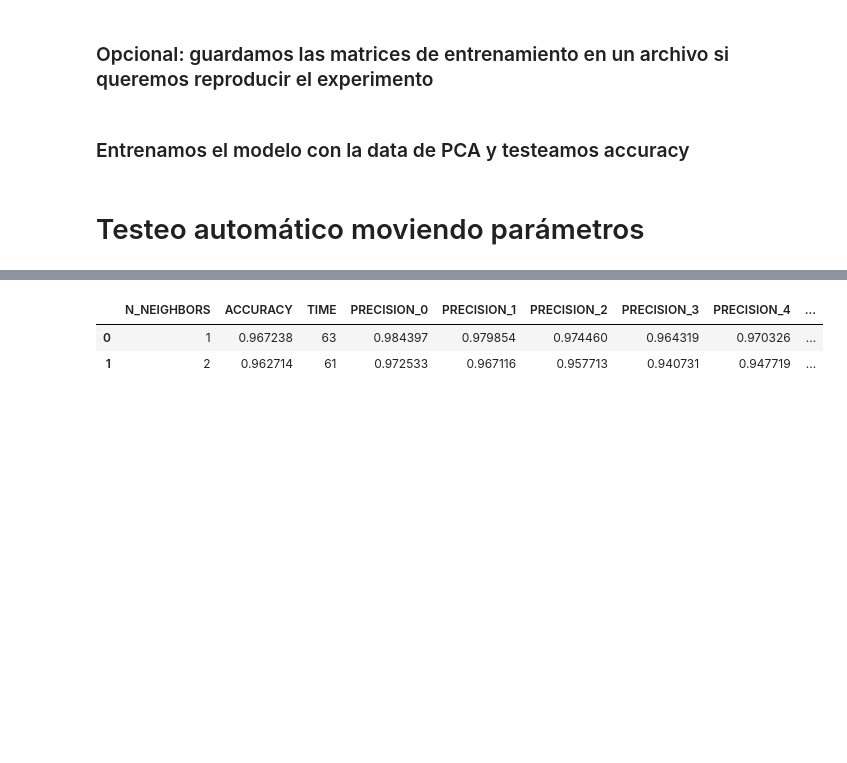
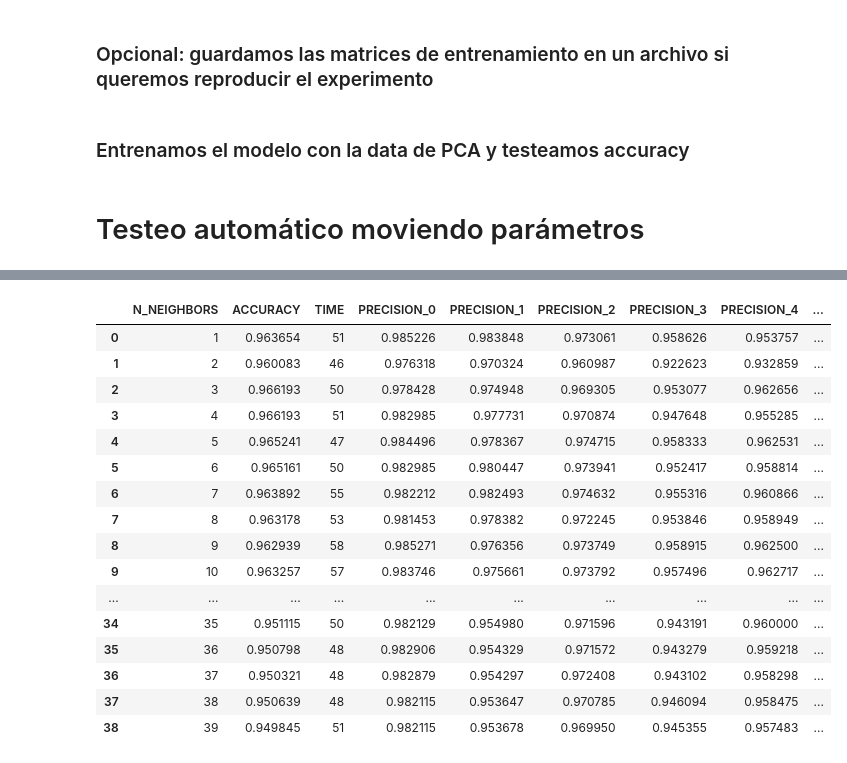
Before and after one commit to wgbusch/mt, a Jupyter notebook: tp2/notebooks/knn-werner-test.ipynb, the cells around one changed output, grey strips where cells are left out. Drawn from its saved outputs; the diff is of its cells as text; code cells hidden in the pictures; blank space fills up the shorter version.

```diff
--- a/tp2/notebooks/knn-werner-test.ipynb
+++ b/tp2/notebooks/knn-werner-test.ipynb
@@ -238,8 +238,6 @@ def experiment(PERCENTAGE_OF_TRAIN_CASES,
 
     #shuffle the train cases.
     df_train = df_train[0:].sample(frac=1, random_state=seed)
-
-    print("\n------\nValor 345 del dataframe:\n"+str(df_train["label"][345:350].values)+"\n------\n")
 
     # Uso values para mandar todo a arrays de numpy
     X = df_train[df_train.columns[1:]].values
@@ -330,11 +328,11 @@ def experiment_generic_move_variable(variable_range, fixed_variables, seed, pca=
 
 def main():
     #percentage over total of train cases
-    PERCENTAGE_OF_TRAIN_CASES = 0.5
+    PERCENTAGE_OF_TRAIN_CASES = 0.7
     #neighbors for finding the mode in KNN
     N_NEIGHBORS = 20
     #components for PCA
-    N_COMPONENTS=30
+    N_COMPONENTS=20
     #number of iterations to find eigenvalues and eigenvectors in power iteration
     N_ITERATIONS=2000
     #epsilon for power iteration
@@ -342,7 +340,7 @@ def main():
     seed=394
 
 
-    experiment_generic_move_variable({"range" : np.arange(1,3,1),
+    experiment_generic_move_variable({"range" : np.arange(1,40,1),
                                       "name" : "N_NEIGHBORS"},
                                     [{"name":"N_COMPONENTS","value":N_COMPONENTS},
                                      {"name":"PERCENTAGE_OF_TRAIN_CASES","value":PERCENTAGE_OF_TRAIN_CASES},
@@ -351,41 +349,50 @@ def main():
                                      seed,
                                      1)
 
-    experiment_generic_move_variable({"range" : np.arange(1,3,1),
-                                      "name" : "N_COMPONENTS"},
-                                    [{"name":"N_NEIGHBORS","value":N_NEIGHBORS},
+    experiment_generic_move_variable({"range" : np.arange(1,40,1),
+                                      "name" : "N_NEIGHBORS"},
+                                    [{"name":"N_COMPONENTS","value":N_COMPONENTS},
                                      {"name":"PERCENTAGE_OF_TRAIN_CASES","value":PERCENTAGE_OF_TRAIN_CASES},
                                      {"name":"N_ITERATIONS","value":N_ITERATIONS},
                                      {"name":"EPSILON","value":EPSILON}],
                                      seed,
-                                     1)
+                                     0)
 
-    experiment_generic_move_variable({"range" : np.arange(0.1,1,0.1),
-                                      "name" : "PERCENTAGE_OF_TRAIN_CASES"},
-                                    [{"name":"N_NEIGHBORS","value":N_NEIGHBORS},
-                                     {"name":"N_COMPONENTS","value":N_COMPONENTS},
-                                     {"name":"N_ITERATIONS","value":N_ITERATIONS},
-                                     {"name":"EPSILON","value":EPSILON}],
-                                     seed,
-                                     1)
+#     experiment_generic_move_variable({"range" : np.arange(1,3,1),
+#                                       "name" : "N_COMPONENTS"},
+#                                     [{"name":"N_NEIGHBORS","value":N_NEIGHBORS},
+#                                      {"name":"PERCENTAGE_OF_TRAIN_CASES","value":PERCENTAGE_OF_TRAIN_CASES},
+#                                      {"name":"N_ITERATIONS","value":N_ITERATIONS},
+#                                      {"name":"EPSILON","value":EPSILON}],
+#                                      seed,
+#                                      1)
 
-    experiment_generic_move_variable({"range" : np.arange(100,2000,100),
-                                      "name" : "N_ITERATIONS"},
-                                    [{"name":"N_NEIGHBORS","value":N_NEIGHBORS},
-                                     {"name":"PERCENTAGE_OF_TRAIN_CASES","value":PERCENTAGE_OF_TRAIN_CASES},
-                                     {"name":"N_COMPONENTS","value":N_COMPONENTS},
-                                     {"name":"EPSILON","value":EPSILON}],
-                                     seed,
-                                     1)
+#     experiment_generic_move_variable({"range" : np.arange(0.1,1,0.1),
+#                                       "name" : "PERCENTAGE_OF_TRAIN_CASES"},
+#                                     [{"name":"N_NEIGHBORS","value":N_NEIGHBORS},
+#                                      {"name":"N_COMPONENTS","value":N_COMPONENTS},
+#                                      {"name":"N_ITERATIONS","value":N_ITERATIONS},
+#                                      {"name":"EPSILON","value":EPSILON}],
+#                                      seed,
+#                                      1)
 
-    experiment_generic_move_variable({"range" : np.arange(5,7,1),
-                                      "name" : "EPSILON"},
-                                    [{"name":"N_NEIGHBORS","value":N_NEIGHBORS},
-                                     {"name":"PERCENTAGE_OF_TRAIN_CASES","value":PERCENTAGE_OF_TRAIN_CASES},
-                                     {"name":"N_ITERATIONS","value":N_ITERATIONS},
-                                     {"name":"N_COMPONENTS","value":N_COMPONENTS}],
-                                     seed,
-                                     1)
+#     experiment_generic_move_variable({"range" : np.arange(100,2000,100),
+#                                       "name" : "N_ITERATIONS"},
+#                                     [{"name":"N_NEIGHBORS","value":N_NEIGHBORS},
+#                                      {"name":"PERCENTAGE_OF_TRAIN_CASES","value":PERCENTAGE_OF_TRAIN_CASES},
+#                                      {"name":"N_COMPONENTS","value":N_COMPONENTS},
+#                                      {"name":"EPSILON","value":EPSILON}],
+#                                      seed,
+#                                      1)
+
+#     experiment_generic_move_variable({"range" : np.arange(5,7,1),
+#                                       "name" : "EPSILON"},
+#                                     [{"name":"N_NEIGHBORS","value":N_NEIGHBORS},
+#                                      {"name":"PERCENTAGE_OF_TRAIN_CASES","value":PERCENTAGE_OF_TRAIN_CASES},
+#                                      {"name":"N_ITERATIONS","value":N_ITERATIONS},
+#                                      {"name":"N_COMPONENTS","value":N_COMPONENTS}],
+#                                      seed,
+#                                      1)
 
 
 main()
@@ -412,3 +420,17 @@ Valor 345 del dataframe:
 |  | N_NEIGHBORS | ACCURACY | TIME | PRECISION_0 | PRECISION_1 | PRECISION_2 | PRECISION_3 | PRECISION_4 | ... |
-| 0 | 1 | 0.967238 | 63 | 0.984397 | 0.979854 | 0.974460 | 0.964319 | 0.970326 | ... |
-| 1 | 2 | 0.962714 | 61 | 0.972533 | 0.967116 | 0.957713 | 0.940731 | 0.947719 | ... |
+| 0 | 1 | 0.963654 | 51 | 0.985226 | 0.983848 | 0.973061 | 0.958626 | 0.953757 | ... |
+| 1 | 2 | 0.960083 | 46 | 0.976318 | 0.970324 | 0.960987 | 0.922623 | 0.932859 | ... |
+| 2 | 3 | 0.966193 | 50 | 0.978428 | 0.974948 | 0.969305 | 0.953077 | 0.962656 | ... |
+| 3 | 4 | 0.966193 | 51 | 0.982985 | 0.977731 | 0.970874 | 0.947648 | 0.955285 | ... |
+| 4 | 5 | 0.965241 | 47 | 0.984496 | 0.978367 | 0.974715 | 0.958333 | 0.962531 | ... |
+| 5 | 6 | 0.965161 | 50 | 0.982985 | 0.980447 | 0.973941 | 0.952417 | 0.958814 | ... |
+| 6 | 7 | 0.963892 | 55 | 0.982212 | 0.982493 | 0.974632 | 0.955316 | 0.960866 | ... |
+| 7 | 8 | 0.963178 | 53 | 0.981453 | 0.978382 | 0.972245 | 0.953846 | 0.958949 | ... |
+| 8 | 9 | 0.962939 | 58 | 0.985271 | 0.976356 | 0.973749 | 0.958915 | 0.962500 | ... |
+| 9 | 10 | 0.963257 | 57 | 0.983746 | 0.975661 | 0.973792 | 0.957496 | 0.962717 | ... |
+| ... | ... | ... | ... | ... | ... | ... | ... | ... | ... |
+| 34 | 35 | 0.951115 | 50 | 0.982129 | 0.954980 | 0.971596 | 0.943191 | 0.960000 | ... |
+| 35 | 36 | 0.950798 | 48 | 0.982906 | 0.954329 | 0.971572 | 0.943279 | 0.959218 | ... |
+| 36 | 37 | 0.950321 | 48 | 0.982879 | 0.954297 | 0.972408 | 0.943102 | 0.958298 | ... |
+| 37 | 38 | 0.950639 | 48 | 0.982115 | 0.953647 | 0.970785 | 0.946094 | 0.958475 | ... |
+| 38 | 39 | 0.949845 | 51 | 0.982115 | 0.953678 | 0.969950 | 0.945355 | 0.957483 | ... |
```
Also changed, not shown: parts of 1 cell of this notebook, 3 other files.
